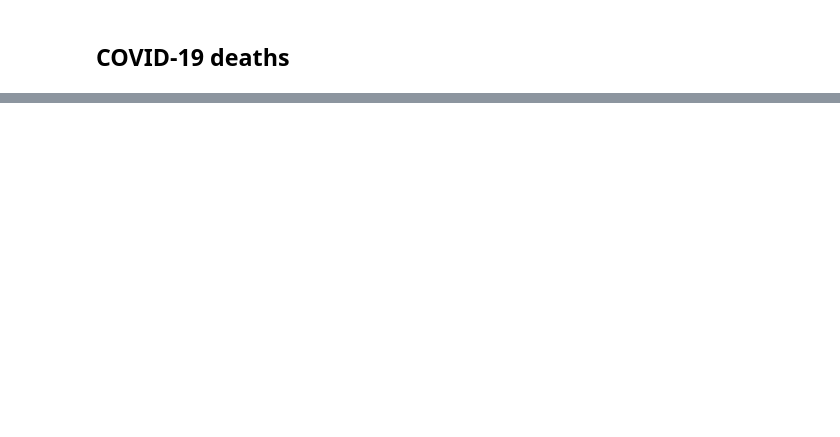
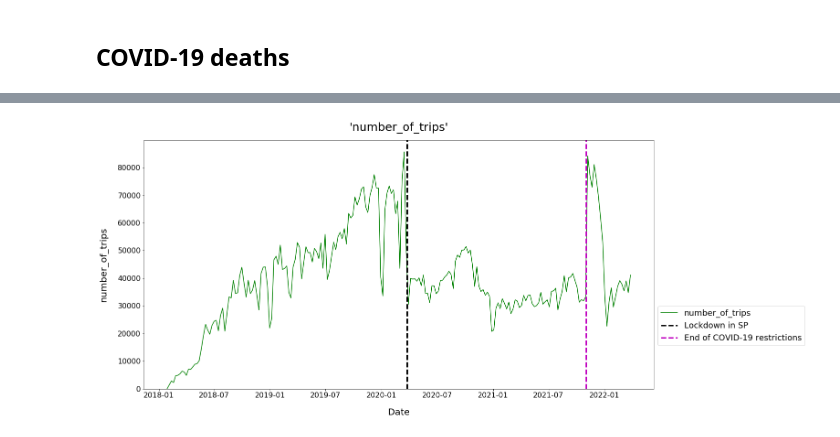
Before and after one commit to anayflima/bss-analysis, a Jupyter notebook: data_analysis/correlation_with_covid/weekly_correlation.ipynb, the cells around one changed output, grey strips where cells are left out. Cells and saved outputs as stored; diff of their text form; code cells hidden in the pictures; blank space fills up the shorter version.

```diff
--- a/data_analysis/correlation_with_covid/weekly_correlation.ipynb
+++ b/data_analysis/correlation_with_covid/weekly_correlation.ipynb
@@ -57,3 +53,9 @@ No artists with labels found to put in legend.  Note that artists whose label st
+# %%
+variable = 'number_of_trips'
+covid_variable = []
+cwc.plot_variable_and_covid_together(variable, covid_variable,save=True)
+# %% [output]
+[figure, added]
 # %%
 variable = 'number_of_trips'
 covid_variable = 'new_deaths_ma'
```
Also changed, not shown: parts of 12 cells of this notebook, 3 other files.
